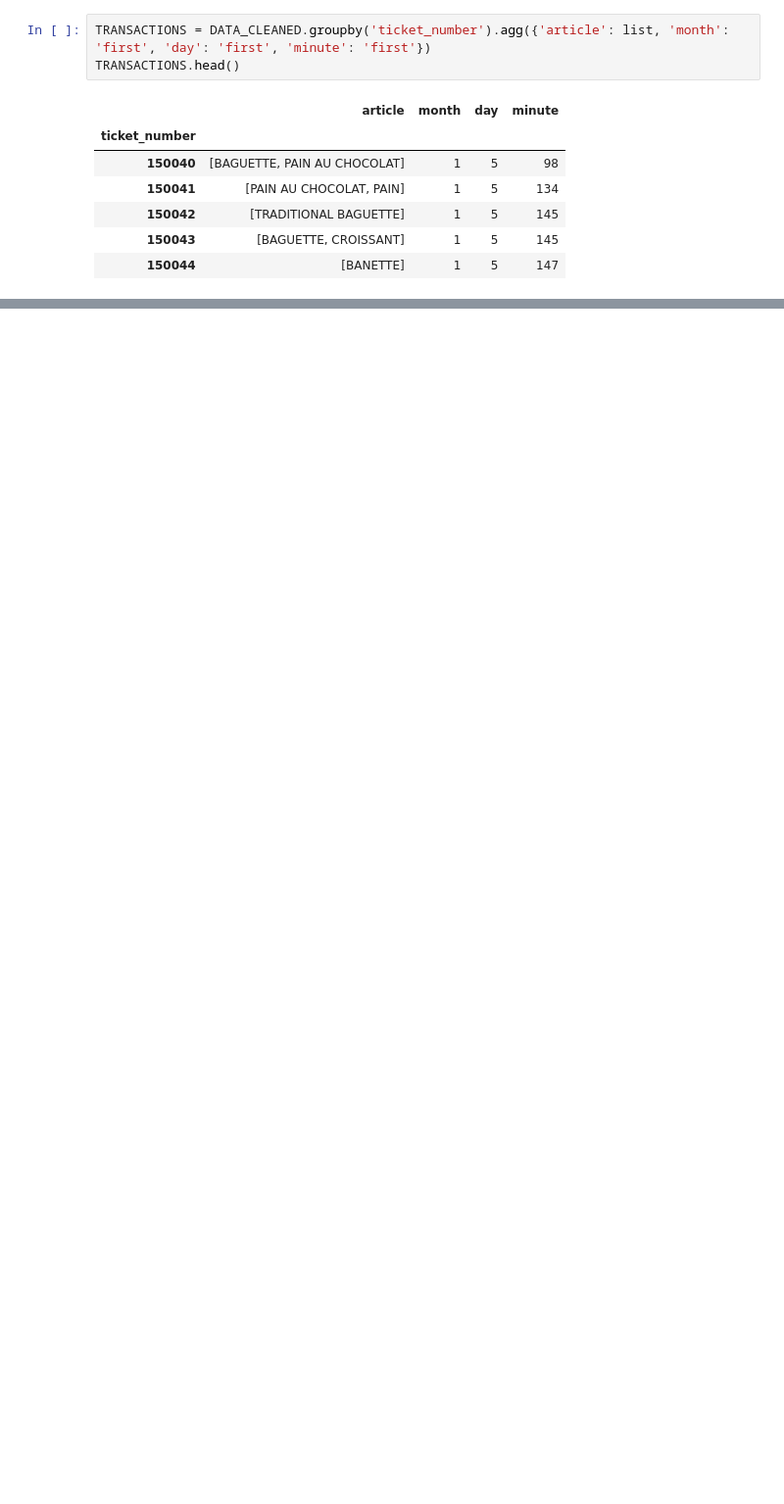
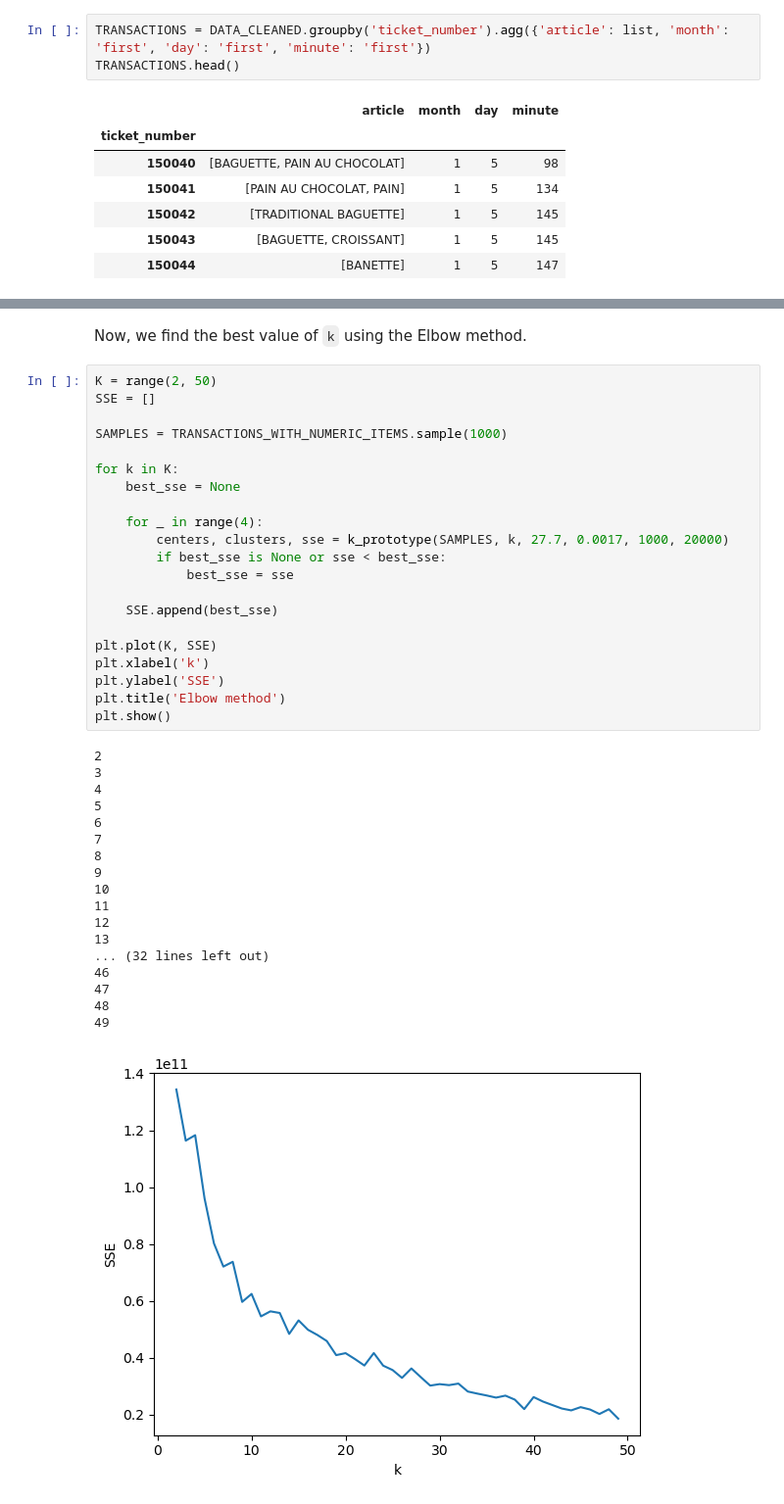
Before and after one commit to 1kjo/dbdm, a Jupyter notebook: clustering.ipynb, the cells around one changed output, grey strips where cells are left out. Shown: that part at 98% size. Drawn from its saved outputs; the diff is of its cells as text; blank space fills up the shorter version.

```diff
--- a/clustering.ipynb
+++ b/clustering.ipynb
@@ -178,0 +213,42 @@ CENTERS, CLUSTERS = clusterize(SAMPLES, 8, 100, 2, 100, 2000)
+# %% [markdown]
+Now, we find the best value of `k` using the Elbow method.
+# %%
+K = range(2, 50)
+SSE = []
+
+SAMPLES = TRANSACTIONS_WITH_NUMERIC_ITEMS.sample(1000)
+
+for k in K:
+    best_sse = None
+
+    for _ in range(4):
+        centers, clusters, sse = k_prototype(SAMPLES, k, 27.7, 0.0017, 1000, 20000)
+        if best_sse is None or sse < best_sse:
+            best_sse = sse
+
+    SSE.append(best_sse)
+
+plt.plot(K, SSE)
+plt.xlabel('k')
+plt.ylabel('SSE')
+plt.title('Elbow method')
+plt.show()
+# %% [output]
+2
+3
+4
+5
+6
+7
+8
+9
+10
+11
+12
+13
+... (32 lines left out)
+46
+47
+48
+49
+[figure, added]
```
Also changed, not shown: parts of 26 cells of this notebook, 1 other file.
